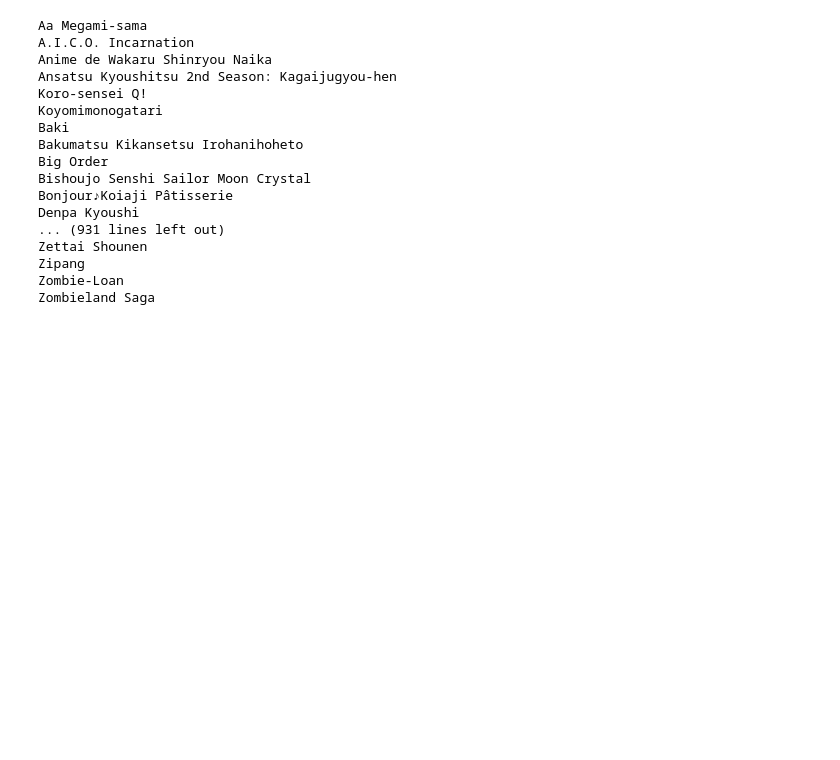
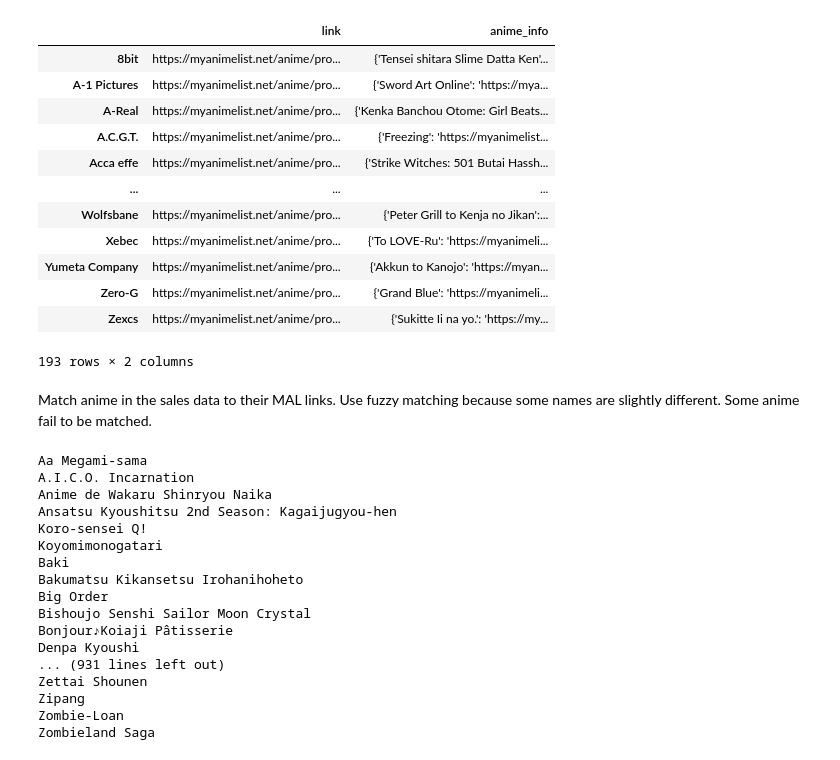
Before and after one commit to zhouandrewc/anime-sales-prediction, a Jupyter notebook: notebooks/3_scrape_mal_anime_info.ipynb, the cells around one changed output. Drawn from its saved outputs; the diff is of its cells as text; code cells hidden in the pictures; blank space fills up the shorter version.

```diff
--- a/notebooks/clean_scrape_anime_info_2.ipynb
+++ b/notebooks/3_scrape_mal_anime_info.ipynb
@@ -17,3 +19,3 @@ def get_soup(url):
 # %%
-anime_sales_df = pd.read_pickle("../data/anime_sales_df_v2.pickle")
-studio_df = pd.read_pickle("../data/studio_df_v1.pickle")
+anime_sales_df = pd.read_pickle("../data/anime_sales_df_matched.pickle")
+studio_df = pd.read_pickle("../data/studio_df.pickle")
@@ -39,0 +22,19 @@ anime_sales_df["link"] = anime_sales_df.apply(lambda x: get_anime_link(x["title"
+# %%
+studio_df
+# %% [output]
+|  | link | anime_info |
+| 8bit | https://myanimelist.net/anime/pro... | {'Tensei shitara Slime Datta Ken'... |
+| A-1 Pictures | https://myanimelist.net/anime/pro... | {'Sword Art Online': 'https://mya... |
+| A-Real | https://myanimelist.net/anime/pro... | {'Kenka Banchou Otome: Girl Beats... |
+| A.C.G.T. | https://myanimelist.net/anime/pro... | {'Freezing': 'https://myanimelist... |
+| Acca effe | https://myanimelist.net/anime/pro... | {'Strike Witches: 501 Butai Hassh... |
+| ... | ... | ... |
+| Wolfsbane | https://myanimelist.net/anime/pro... | {'Peter Grill to Kenja no Jikan':... |
+| Xebec | https://myanimelist.net/anime/pro... | {'To LOVE-Ru': 'https://myanimeli... |
+| Yumeta Company | https://myanimelist.net/anime/pro... | {'Akkun to Kanojo': 'https://myan... |
+| Zero-G | https://myanimelist.net/anime/pro... | {'Grand Blue': 'https://myanimeli... |
+| Zexcs | https://myanimelist.net/anime/pro... | {'Sukitte Ii na yo.': 'https://my... |
+193 rows × 2 columns
+# %% [markdown]
+Match anime in the sales data to their MAL links. Use fuzzy matching because
+some names are slightly different. Some anime fail to be matched.
```
Also changed, not shown: parts of 4 cells of this notebook, 9 other files.
